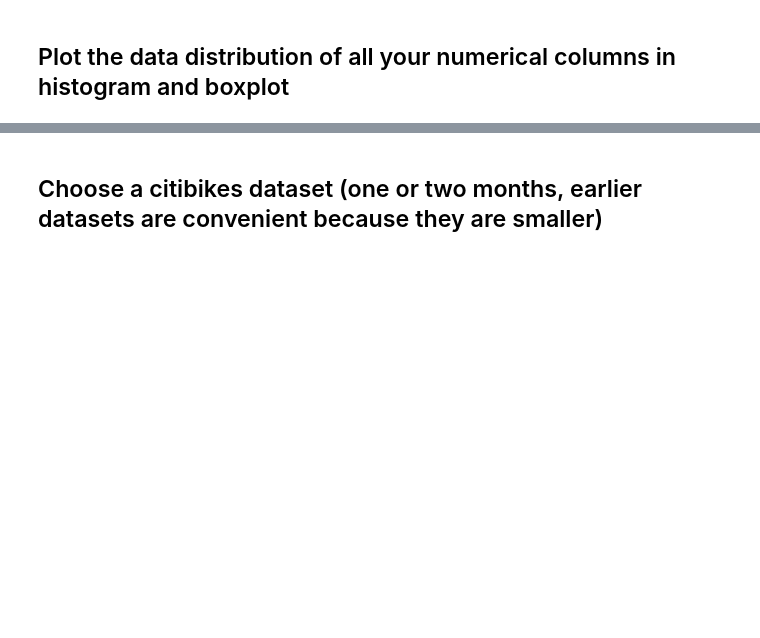
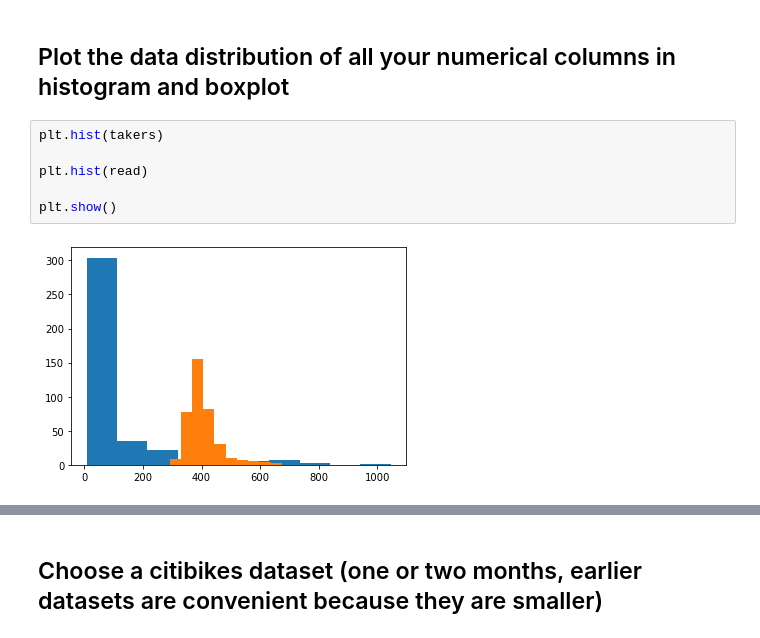
Before and after one commit to alyannisa/module-2, a Jupyter notebook: mod2_nurul_alyannisa.ipynb, the cells around one changed output, grey strips where cells are left out. Cells and saved outputs as stored; diff of their text form; blank space fills up the shorter version.

```diff
--- a/mod2_nurul_alyannisa.ipynb
+++ b/mod2_nurul_alyannisa.ipynb
@@ -41,2 +97,10 @@ school.head(7)
 # %% [markdown]
 ## Plot the data distribution of all your numerical columns in histogram and boxplot
+# %%
+plt.hist(takers)
+
+plt.hist(read)
+
+plt.show()
+# %% [output]
+[figure, added]
```
Also changed, not shown: parts of 12 cells of this notebook.
